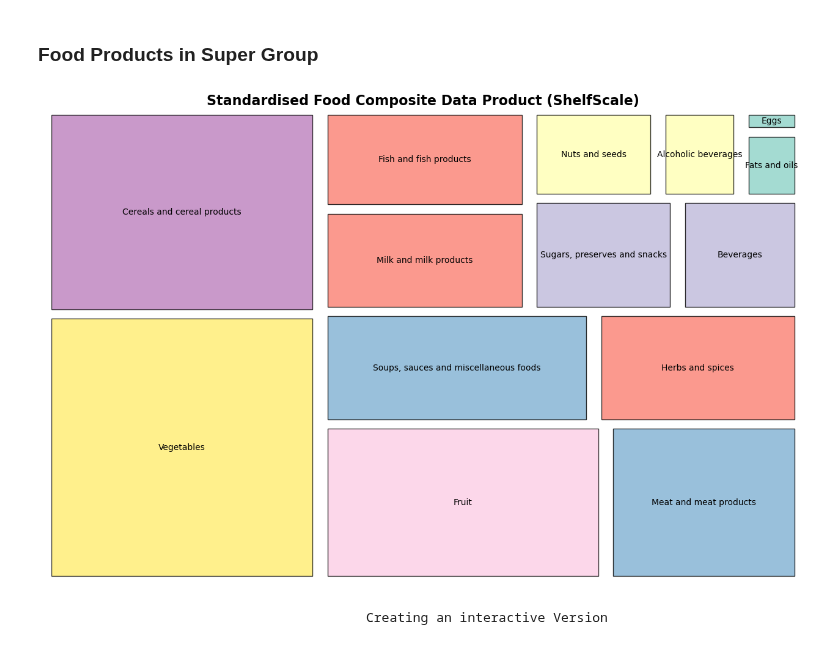
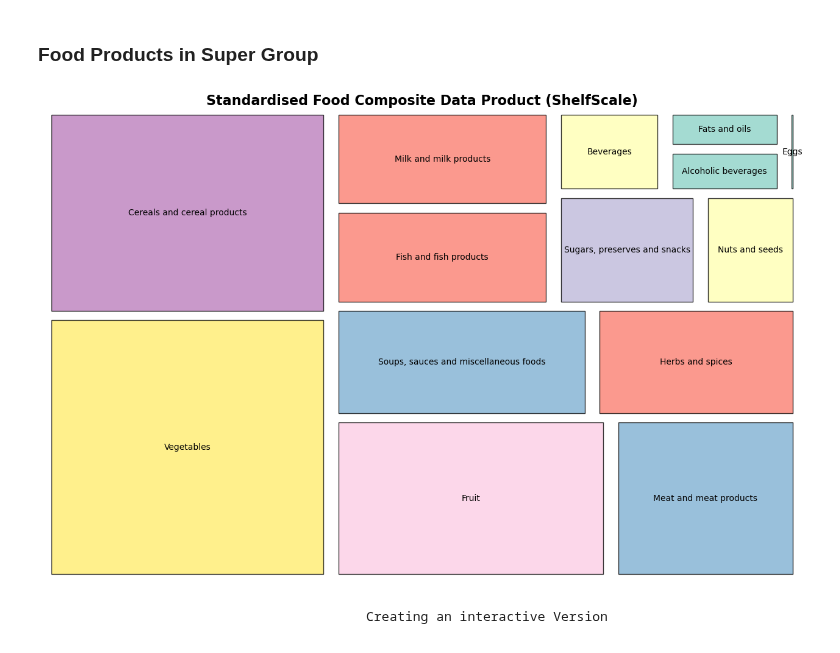
Before and after one commit to elliotkarikari/Product_Weight_Project, a Jupyter notebook: Jupter_notebooks/Data_Product/3. Build Interactive Data Product.ipynb, the cells around one changed output. Cells and saved outputs as stored; diff of their text form; code cells hidden in the pictures.

```diff
--- a/Jupter_notebooks/Data_Product/3. Build Interactive Data Product.ipynb
+++ b/Jupter_notebooks/Data_Product/3. Build Interactive Data Product.ipynb
@@ -30,33 +30,33 @@ Retail.head()
 ### Food Products in Super Group
 # %%
 # Count the occurrences of each super group
-super_group_counts = Retail['Super Group'].value_counts()
+super_group_counts = Retail['Food Group'].value_counts()
 
 # Create labels and sizes for the treemap
 labels = super_group_counts.index
 sizes = super_group_counts.values
 
 # Custom colors for the treemap (replace with your preferred colors)
 # For shading one color, we'll use the 'viridis' colormap from Matplotlib
 cmap = cm.Set3
 normalize = plt.Normalize(vmin=sizes.min(), vmax=sizes.max())
 colors = [cmap(normalize(value)) for value in sizes]
 
 # Add box outlines
 plt.figure(figsize=(16, 10))
 squarify.plot(sizes=sizes, label=labels, alpha=0.8, color=colors, linewidth=1, edgecolor='black', pad=True)
 
 # Add title
 plt.title('Standardised Food Composite Data Product (ShelfScale)', fontsize=16, fontweight='bold')
 
 
 # Remove axes
 plt.axis('off')
 
 # Show the plot
 plt.show()
 # %% [output]
-[figure, old version]
+[figure, new version]
 # %% [markdown]
                                             Creating an interactive Version
 # %%
```
Also changed, not shown: parts of 3 cells of this notebook, 12 other files.
